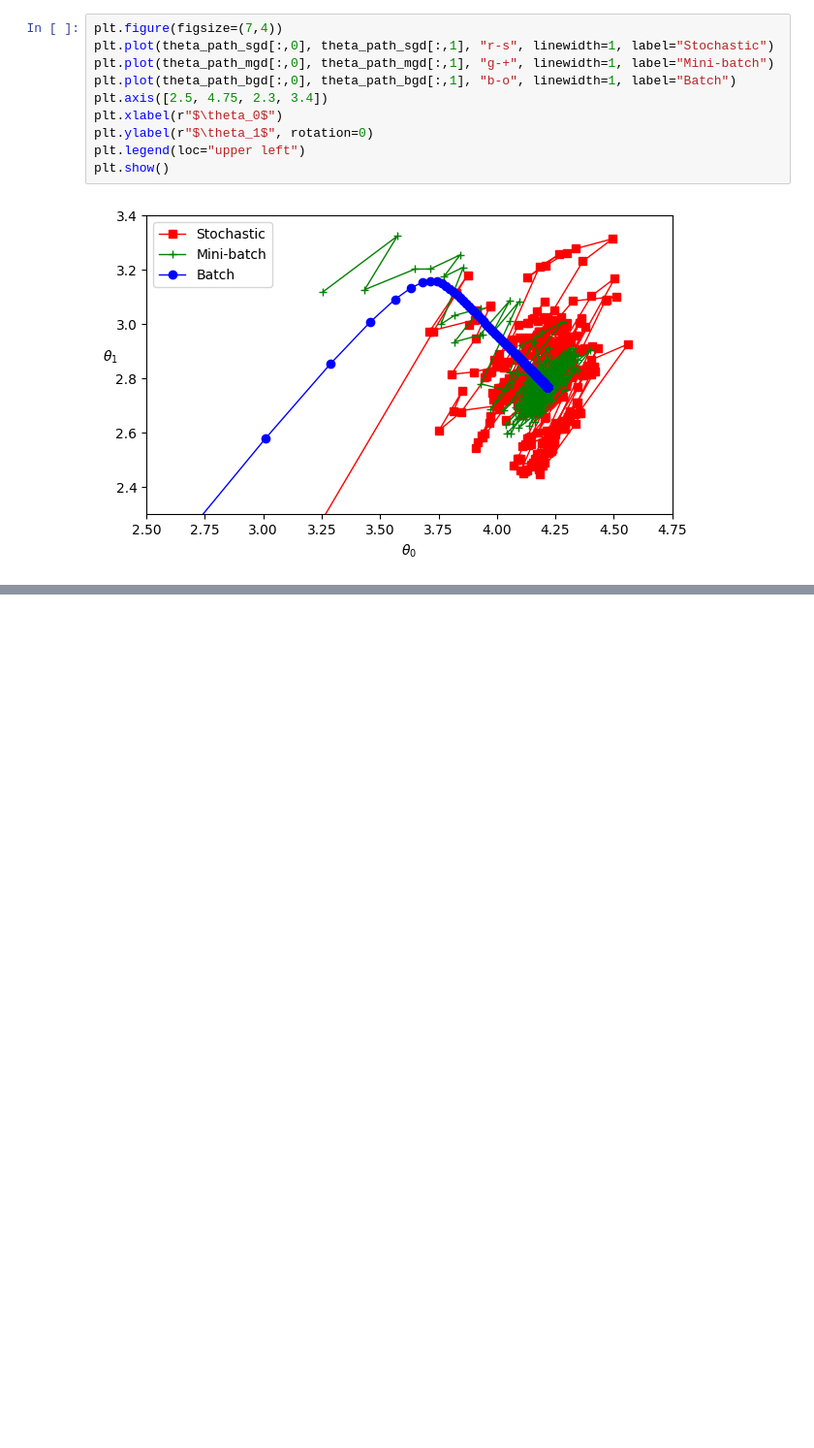
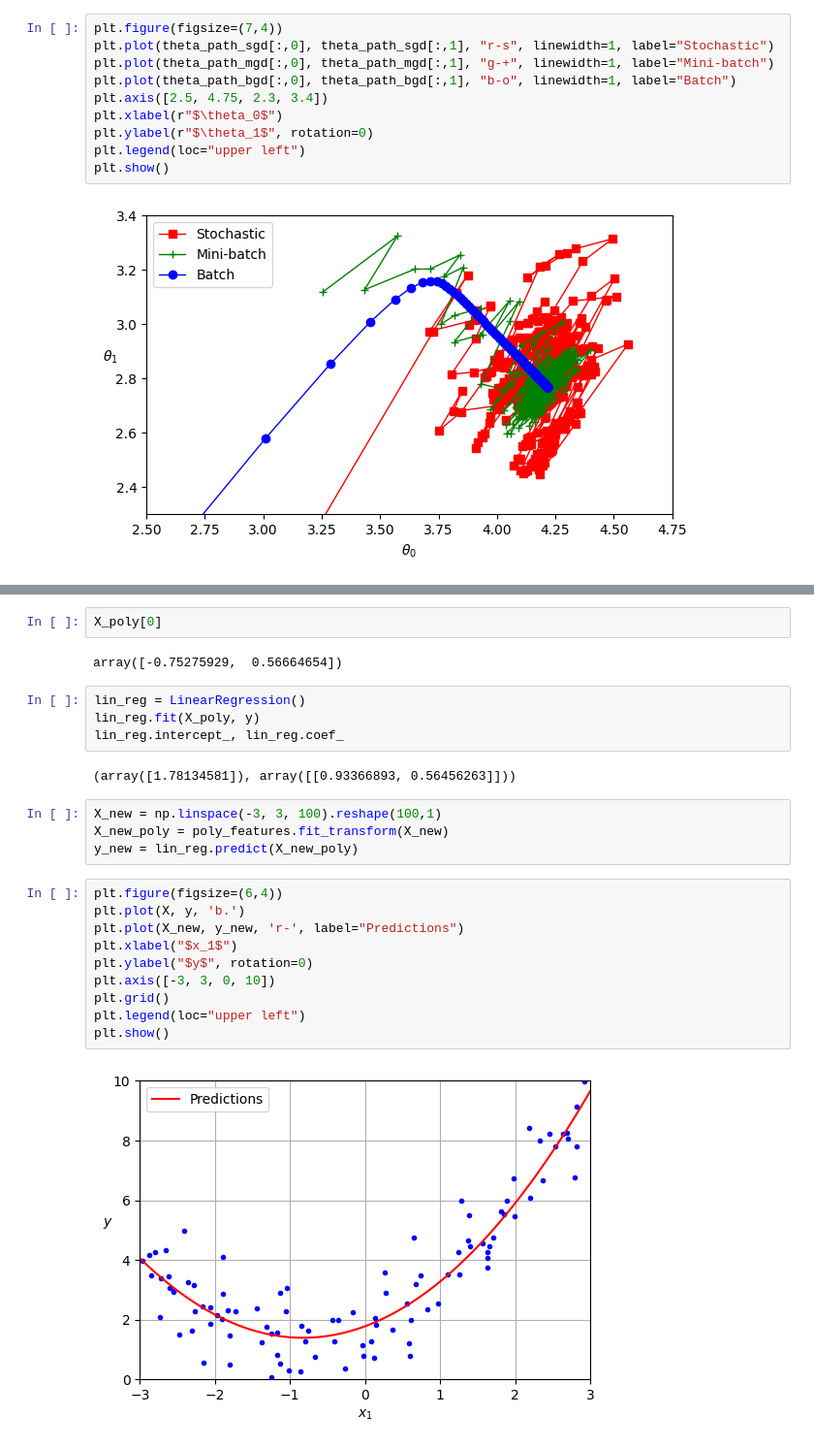
Before and after one commit to paulcarvalho/ML-Training-Models, a Jupyter notebook: training_linear_models.ipynb, the cells around one changed output, grey strips where cells are left out. Shown: that part at 97% size. Saved outputs shown, nothing was run; the diff lists cells and outputs as text; blank space fills up the shorter version.

```diff
--- a/training_linear_models.ipynb
+++ b/training_linear_models.ipynb
@@ -243,0 +267,26 @@ plt.show()
+# %%
+X_poly[0]
+# %% [output]
+array([-0.75275929,  0.56664654])
+# %%
+lin_reg = LinearRegression()
+lin_reg.fit(X_poly, y)
+lin_reg.intercept_, lin_reg.coef_
+# %% [output]
+(array([1.78134581]), array([[0.93366893, 0.56456263]]))
+# %%
+X_new = np.linspace(-3, 3, 100).reshape(100,1)
+X_new_poly = poly_features.fit_transform(X_new)
+y_new = lin_reg.predict(X_new_poly)
+# %%
+plt.figure(figsize=(6,4))
+plt.plot(X, y, 'b.')
+plt.plot(X_new, y_new, 'r-', label="Predictions")
+plt.xlabel("$x_1$")
+plt.ylabel("$y$", rotation=0)
+plt.axis([-3, 3, 0, 10])
+plt.grid()
+plt.legend(loc="upper left")
+plt.show()
+# %% [output]
+[figure, added]
```
Also changed, not shown: parts of 15 cells of this notebook.
